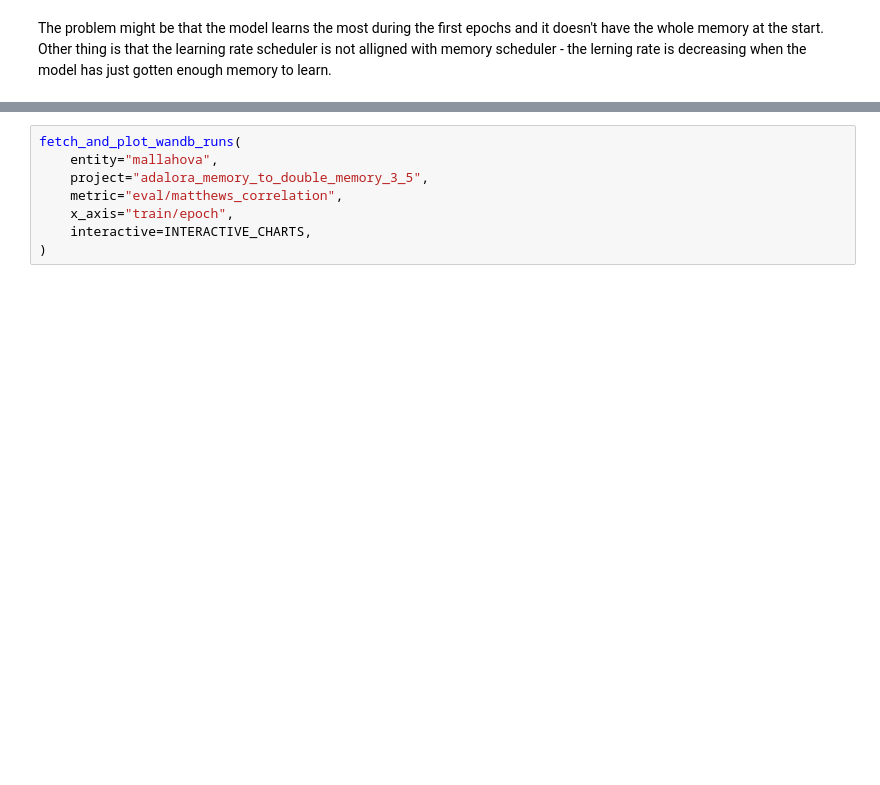
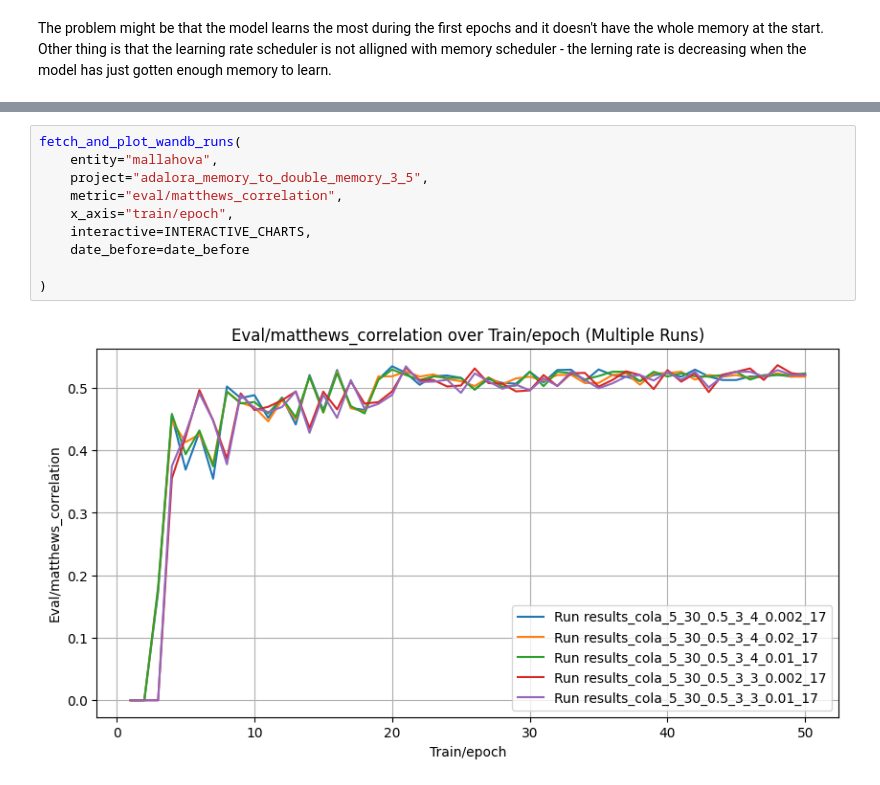
Before and after one commit to mallahova/loraxs, a Jupyter notebook: tasks/adaptive_rank_allocation/memory/initial_smaller_memory/report.ipynb, the cells around one changed output, grey strips where cells are left out. Drawn from its saved outputs; the diff is of its cells as text; blank space fills up the shorter version.

```diff
--- a/tasks/adaptive_rank_allocation/memory/initial_smaller_memory/report.ipynb
+++ b/tasks/adaptive_rank_allocation/memory/initial_smaller_memory/report.ipynb
@@ -421,8 +441,12 @@ fetch_and_plot_wandb_runs(
 # %%
 fetch_and_plot_wandb_runs(
     entity="mallahova",
     project="adalora_memory_to_double_memory_3_5",
     metric="eval/matthews_correlation",
     x_axis="train/epoch",
     interactive=INTERACTIVE_CHARTS,
+    date_before=date_before
+
 )
+# %% [output]
+[figure, added]
```
Also changed, not shown: parts of 14 cells of this notebook, 10 other files.
